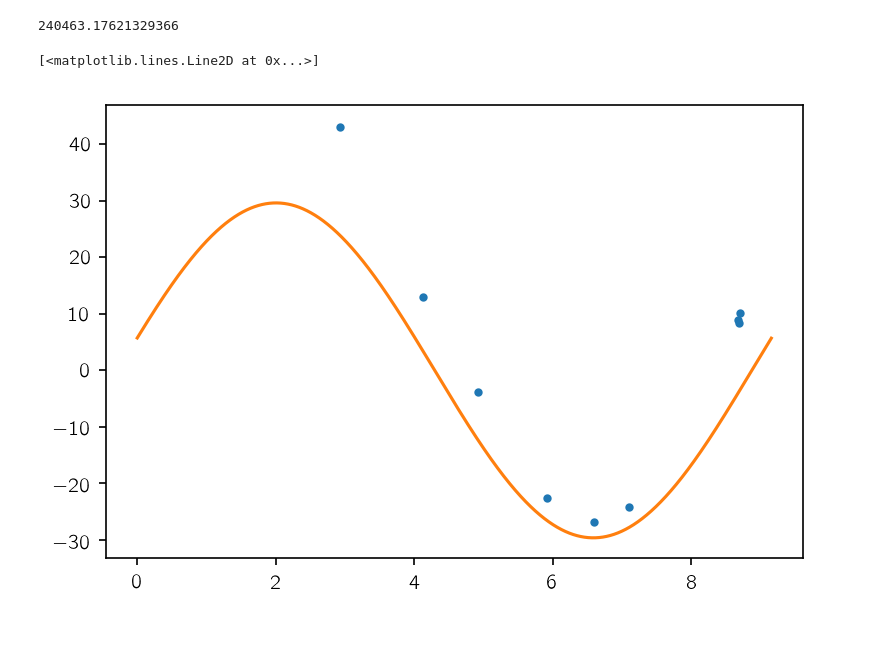
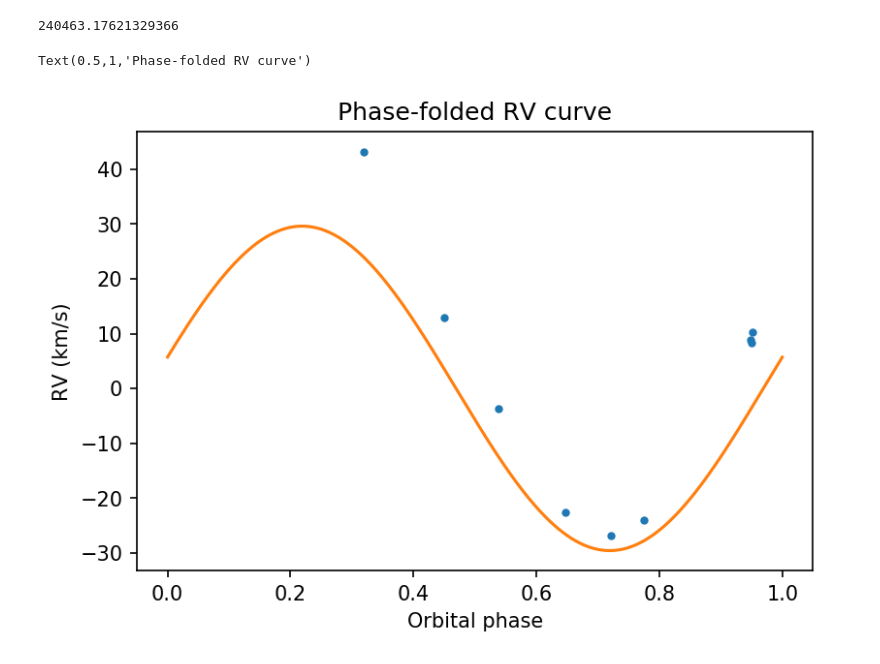
Before and after one commit to SimonJMurphy/maelstrom, a Jupyter notebook: RadialVelocity.ipynb, the cells around one changed output. Cells and saved outputs as stored; diff of their text form; code cells hidden in the pictures; blank space fills up the shorter version.

Commit message:
Add some axis labels to plots. Plot orbital phase.

```diff
--- a/RadialVelocity.ipynb
+++ b/RadialVelocity.ipynb
@@ -161,9 +165,12 @@ sess.run(chi2_tensor, feed_dict=feed_dict)
 # %%
 rv_time_test = np.sort(np.linspace(rvs[:, 0].min(), rvs[:, 0].max(), 5000) % porb)
 vrad_test = sess.run(vrad_tensor, feed_dict={rv_time_tensor: rv_time_test})
 
-plt.errorbar(rvs[:,0] % porb,rvs[:,1],rvs[:,2],fmt=".")
-plt.plot(rv_time_test, vrad_test)
+plt.errorbar((rvs[:,0] % porb)/porb,rvs[:,1],rvs[:,2],fmt=".")
+plt.plot(rv_time_test/porb, vrad_test)
+plt.xlabel("Orbital phase")
+plt.ylabel("RV (km/s)")
+plt.title("Phase-folded RV curve")
 # %% [output]
-[<matplotlib.lines.Line2D at 0x...>]
+Text(0.5,1,'Phase-folded RV curve')
-[figure, old version]
+[figure, new version]
```
Also changed, not shown: parts of 2 cells of this notebook.
